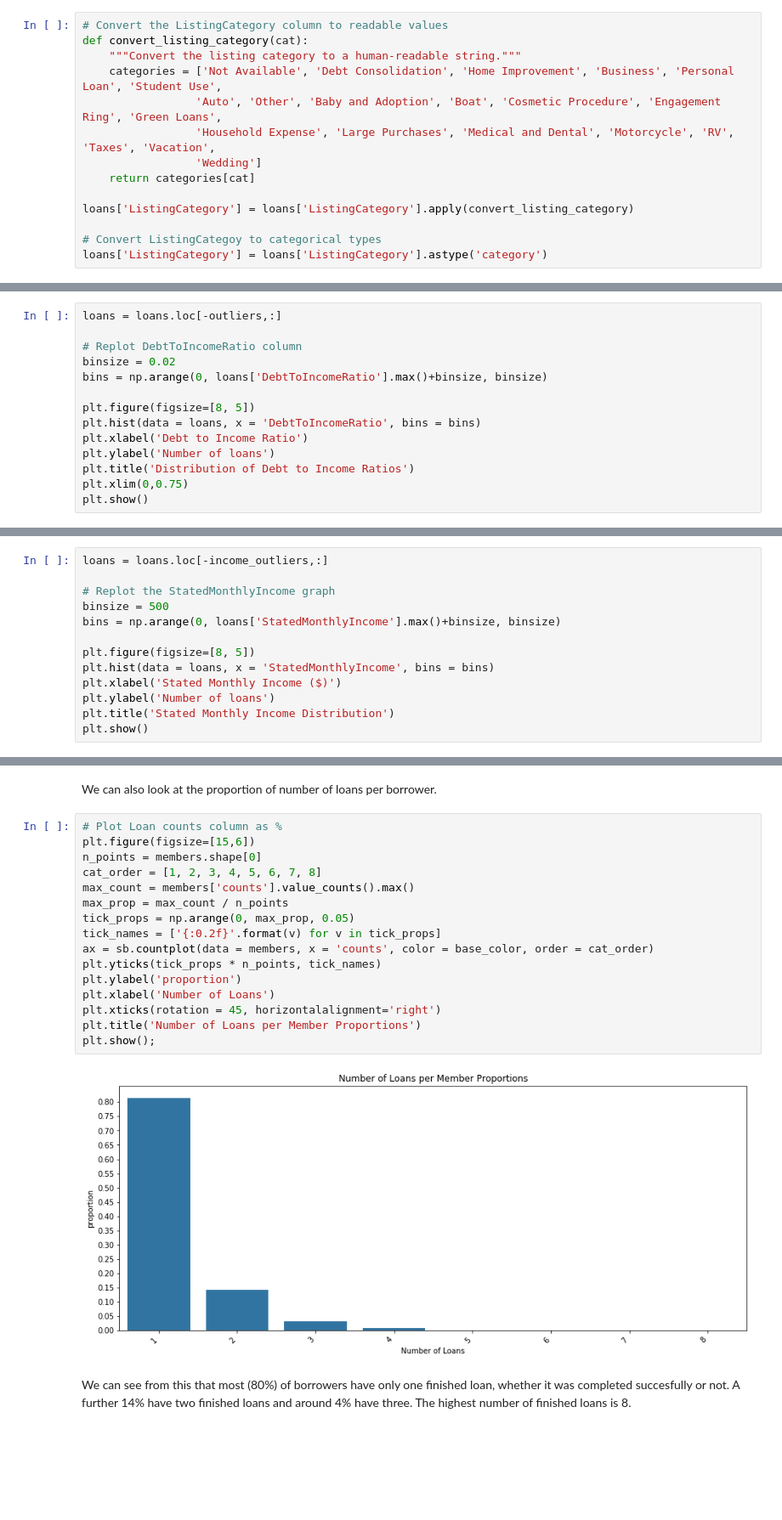
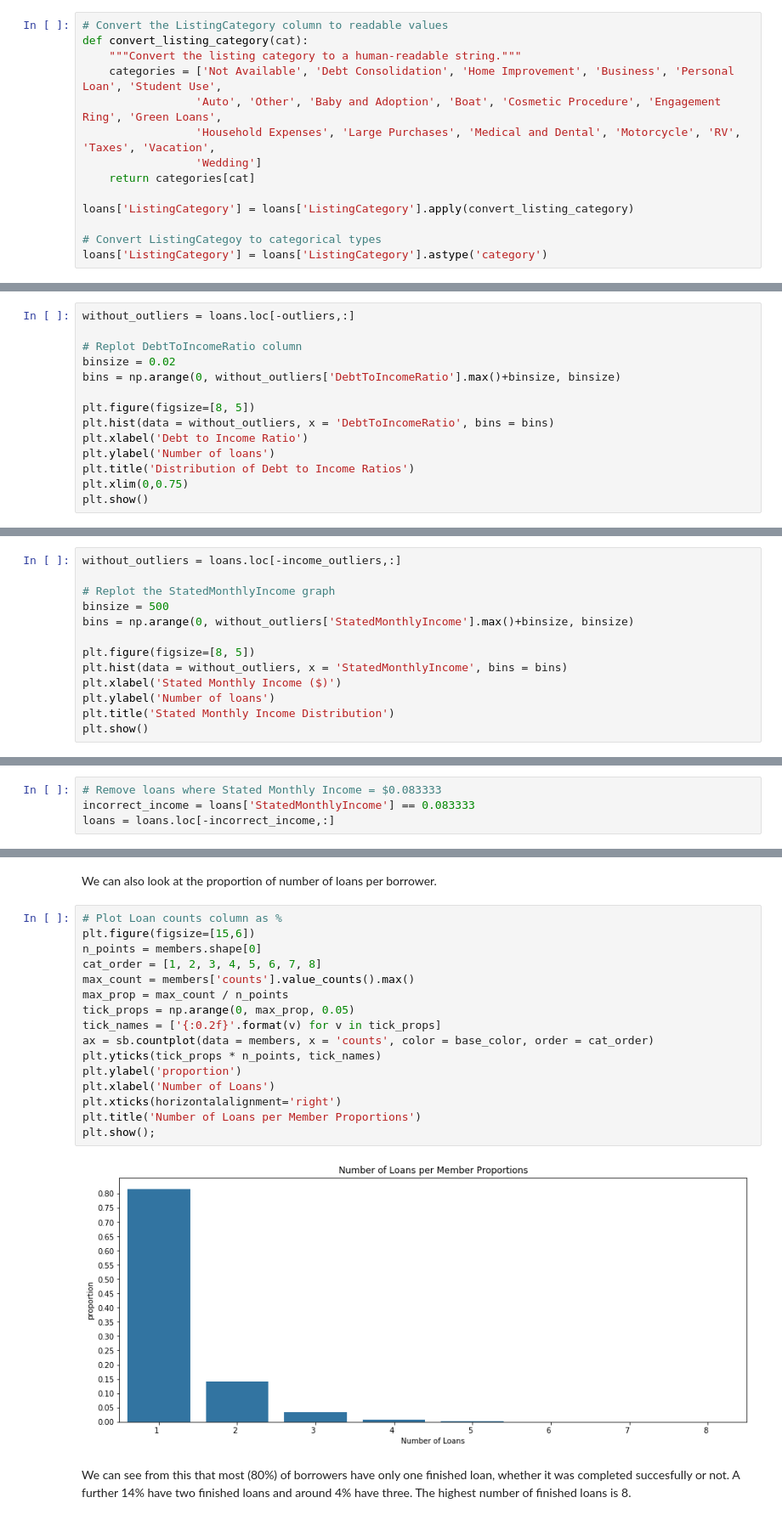
Before and after one commit to Jeffro80/DAND_Communicate_Findings, a Jupyter notebook: exploration-WORKING.ipynb, the cells around one changed output, grey strips where cells are left out. Shown at 85% size. Cells and saved outputs as stored; diff of their text form; blank space fills up the shorter version.

```diff
--- a/exploration-WORKING.ipynb
+++ b/exploration-WORKING.ipynb
@@ -178,7 +178,7 @@ def convert_listing_category(cat):
     """Convert the listing category to a human-readable string."""
     categories = ['Not Available', 'Debt Consolidation', 'Home Improvement', 'Business', 'Personal Loan', 'Student Use',
                  'Auto', 'Other', 'Baby and Adoption', 'Boat', 'Cosmetic Procedure', 'Engagement Ring', 'Green Loans',
-                 'Household Expense', 'Large Purchases', 'Medical and Dental', 'Motorcycle', 'RV', 'Taxes', 'Vacation',
+                 'Household Expenses', 'Large Purchases', 'Medical and Dental', 'Motorcycle', 'RV', 'Taxes', 'Vacation',
                  'Wedding']
     return categories[cat]
 
@@ -582,14 +586,14 @@ outliers.sum()
 # %% [output]
 248
 # %%
-loans = loans.loc[-outliers,:]
+without_outliers = loans.loc[-outliers,:]
 
 # Replot DebtToIncomeRatio column
 binsize = 0.02
-bins = np.arange(0, loans['DebtToIncomeRatio'].max()+binsize, binsize)
+bins = np.arange(0, without_outliers['DebtToIncomeRatio'].max()+binsize, binsize)
 
 plt.figure(figsize=[8, 5])
-plt.hist(data = loans, x = 'DebtToIncomeRatio', bins = bins)
+plt.hist(data = without_outliers, x = 'DebtToIncomeRatio', bins = bins)
 plt.xlabel('Debt to Income Ratio')
 plt.ylabel('Number of loans')
 plt.title('Distribution of Debt to Income Ratios')
@@ -620,14 +624,14 @@ income_outliers.sum()
 # %% [output]
 141
 # %%
-loans = loans.loc[-income_outliers,:]
+without_outliers = loans.loc[-income_outliers,:]
 
 # Replot the StatedMonthlyIncome graph
 binsize = 500
-bins = np.arange(0, loans['StatedMonthlyIncome'].max()+binsize, binsize)
+bins = np.arange(0, without_outliers['StatedMonthlyIncome'].max()+binsize, binsize)
 
 plt.figure(figsize=[8, 5])
-plt.hist(data = loans, x = 'StatedMonthlyIncome', bins = bins)
+plt.hist(data = without_outliers, x = 'StatedMonthlyIncome', bins = bins)
 plt.xlabel('Stated Monthly Income ($)')
 plt.ylabel('Number of loans')
 plt.title('Stated Monthly Income Distribution')
@@ -638,0 +756,4 @@ The plot now shows a right skew with most of the borrowers earning less than \\$
+# %%
+# Remove loans where Stated Monthly Income = $0.083333
+incorrect_income = loans['StatedMonthlyIncome'] == 0.083333
+loans = loans.loc[-incorrect_income,:]
@@ -673,21 +814,21 @@ We can also look at the proportion of number of loans per borrower.
 # %%
 # Plot Loan counts column as %
 plt.figure(figsize=[15,6])
 n_points = members.shape[0]
 cat_order = [1, 2, 3, 4, 5, 6, 7, 8]
 max_count = members['counts'].value_counts().max()
 max_prop = max_count / n_points
 tick_props = np.arange(0, max_prop, 0.05)
 tick_names = ['{:0.2f}'.format(v) for v in tick_props]
 ax = sb.countplot(data = members, x = 'counts', color = base_color, order = cat_order)
 plt.yticks(tick_props * n_points, tick_names)
 plt.ylabel('proportion')
 plt.xlabel('Number of Loans')
-plt.xticks(rotation = 45, horizontalalignment='right')
+plt.xticks(horizontalalignment='right')
 plt.title('Number of Loans per Member Proportions')
 plt.show();
 # %% [output]
-[figure, old version]
+[figure, new version]
 # %% [markdown]
 We can see from this that most (80%) of borrowers have only one finished loan, whether it was completed succesfully or not. A further 14% have two finished loans and around 4% have three. The highest number of finished loans is 8.
 # %% [markdown]
```
Also changed, not shown: parts of 30 cells of this notebook.
